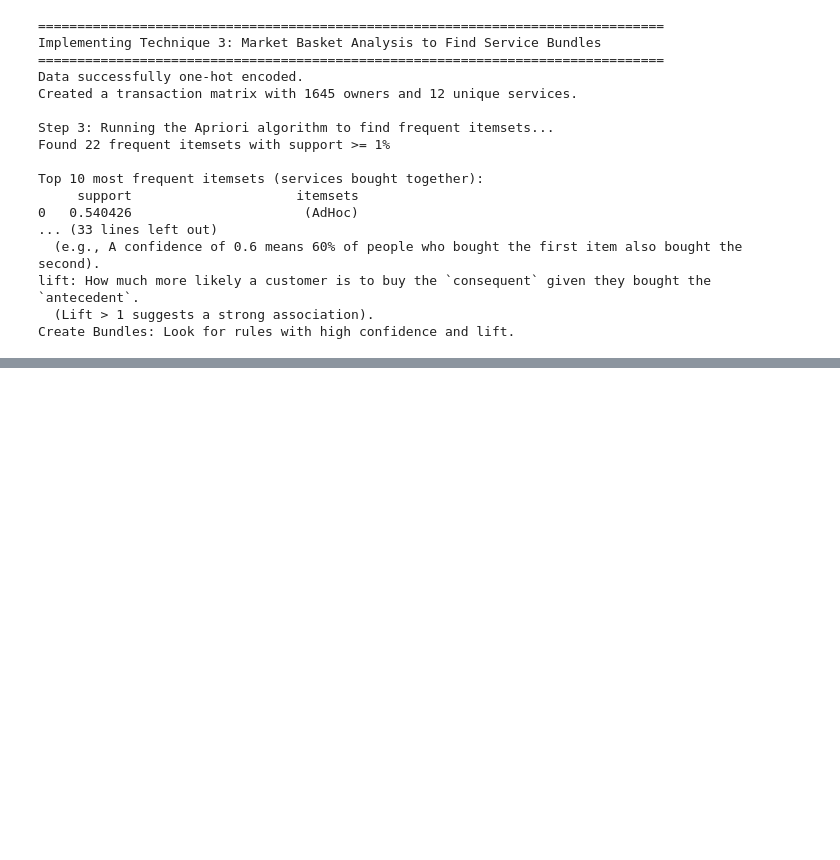
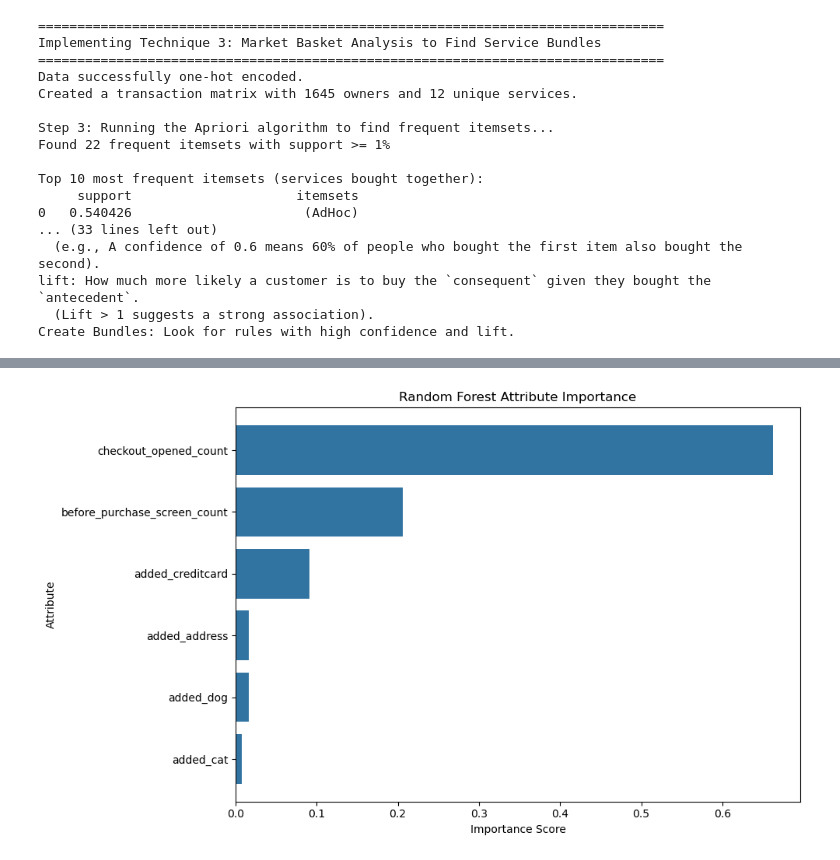
Before and after one commit to caioapp/tubitak-ai-agent, a Jupyter notebook: notebooks/tubitak_ai_agent.ipynb, the cells around one changed output, grey strips where cells are left out. Saved outputs shown, nothing was run; the diff lists cells and outputs as text; code cells hidden in the pictures; blank space fills up the shorter version.

```diff
--- a/notebooks/tubitak_ai_agent.ipynb
+++ b/notebooks/tubitak_ai_agent.ipynb
@@ -704,0 +993,18 @@ Create Bundles: Look for rules with high confidence and lift.
+# %%
+# Merge: full outer join
+merged_df = pd.merge(
+    sign_up_df_cleaned,
+    purchased_users_df[['ownerid', 'converted']],
+    on='ownerid',
+    how='outer'
+)
+merged_df['converted_y'] = merged_df['converted_y'].fillna(False)
+
+# Create a new column that is True if either is True
+merged_df['converted'] = merged_df[['converted_x', 'converted_y']].any(axis=1)
+
+# Drop the extra columns if you no longer need them
+merged_df = merged_df.drop(columns=['converted_x', 'converted_y'])
+
+print(merged_df['converted'].value_counts())
+merged_df.head()
@@ -704,0 +1022,61 @@ Create Bundles: Look for rules with high confidence and lift.
+# %%
+#Creating the main DataFrame for the model
+model_df = merged_df[['ownerid', 'converted']].copy()
+model_df['added_cat'] = model_df['ownerid'].isin(cat_added_df['ownerid']).astype(int)
+model_df['added_dog'] = model_df['ownerid'].isin(dog_added_df['ownerid']).astype(int)
+model_df['added_address'] = model_df['ownerid'].isin(address_added_df['ownerid']).astype(int)
+model_df['added_creditcard'] = model_df['ownerid'].isin(creditcard_added_df['ownerid']).astype(int)
+checkout_counts = checkout_opened_df.groupby('ownerid').size().reset_index(name='checkout_opened_count')
+model_df = pd.merge(model_df, checkout_counts, on='ownerid', how='left').fillna(0)
+
+before_purchase_counts = before_purchase_df_cleaned.groupby('ownerid').size().reset_index(name='before_purchase_screen_count')
+model_df = pd.merge(model_df, before_purchase_counts, on='ownerid', how='left').fillna(0)
+
+print("DataFrame for the first model (first 5 lines):")
+model_df.head()
+print("\nTarget variable distribution:")
+print(model_df['converted'].value_counts())
+
+X = model_df.drop(['ownerid', 'converted'], axis=1)
+y = model_df['converted']
+
+X_train, X_test, y_train, y_test = train_test_split(X, y, test_size=0.3, random_state=42, stratify=y)
+
+print("\n--- Training model: Random Forest ---")
+rf_classifier = RandomForestClassifier(n_estimators=100, random_state=42, class_weight='balanced')
+rf_classifier.fit(X_train, y_train)
+
+y_pred_rf = rf_classifier.predict(X_test)
+
+print("\nRandom Forest accuracy:", accuracy_score(y_test, y_pred_rf))
+print("\nRandom Forest Classification report:")
+print(classification_report(y_test, y_pred_rf))
+
+feature_importances_rf = pd.DataFrame(rf_classifier.feature_importances_, index = X_train.columns, columns=['importance']).sort_values('importance', ascending=False)
+
+plt.figure(figsize=(10, 6))
+sns.barplot(x=feature_importances_rf.importance, y=feature_importances_rf.index)
+plt.title('Random Forest Attribute Importance')
+plt.xlabel('Importance Score')
+plt.ylabel('Attribute')
+plt.tight_layout()
+plt.plot()
+
+
+print("\n--- Trainding model: LightGBM ---")
+lgbm_classifier = lgb.LGBMClassifier(random_state=42, class_weight='balanced')
+lgbm_classifier.fit(X_train, y_train)
+
+y_pred_lgbm = lgbm_classifier.predict(X_test)
+
+print("\nLightGBM Accuracy:", accuracy_score(y_test, y_pred_lgbm))
+print("\nLightGBM Classification Report:")
+print(classification_report(y_test, y_pred_lgbm))
+
+ax = lgb.plot_importance(lgbm_classifier, figsize=(10, 6), height=0.7)
+plt.title('LightGBM Attribute Importance')
+plt.xlabel('Importance Score')
+plt.ylabel('Attribute')
+plt.tight_layout()
+plt.plot()
+# %% [output]
@@ -704,0 +1101 @@ Create Bundles: Look for rules with high confidence and lift.
+[figure, added]
```
Also changed, not shown: parts of 17 cells of this notebook.
